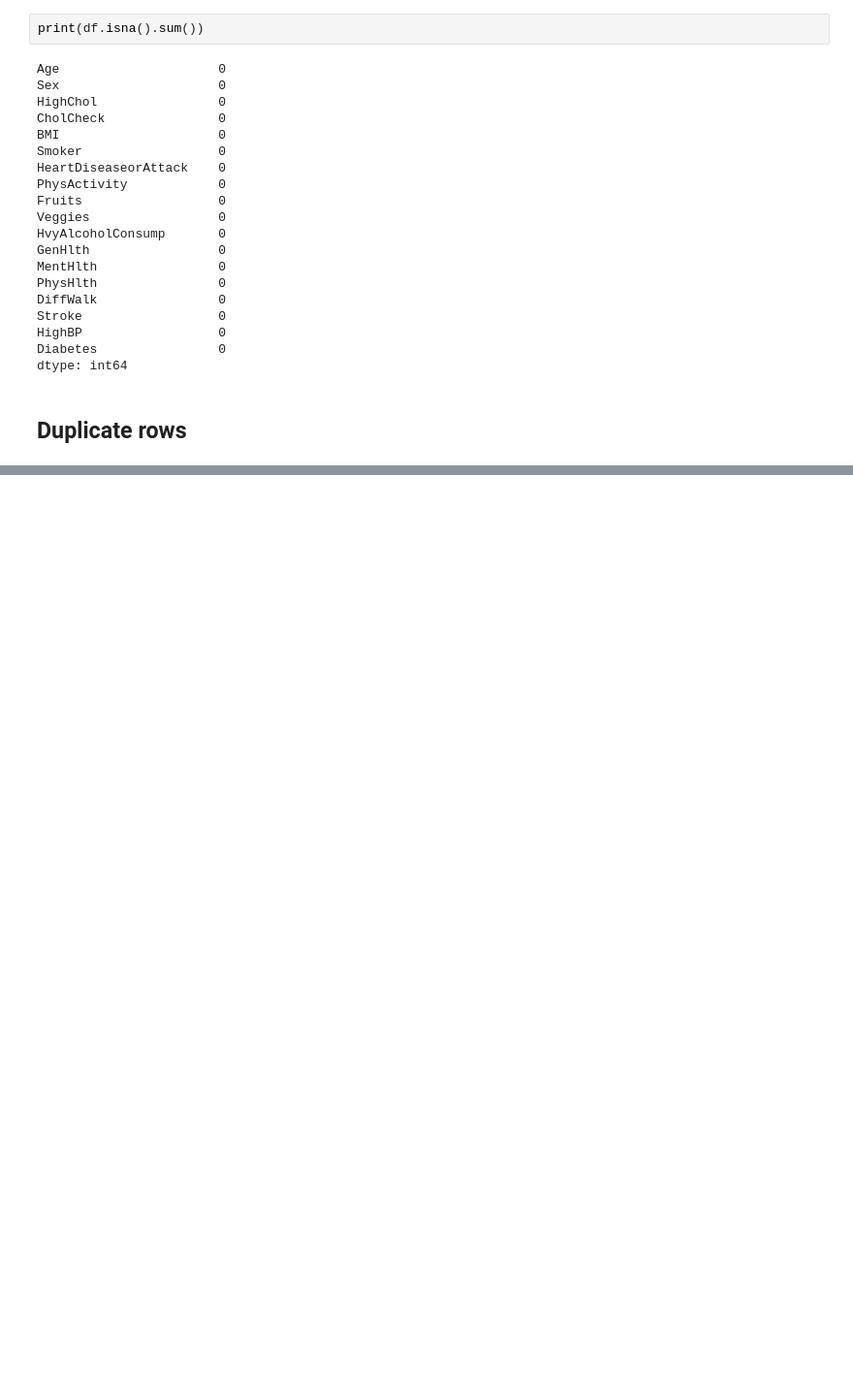
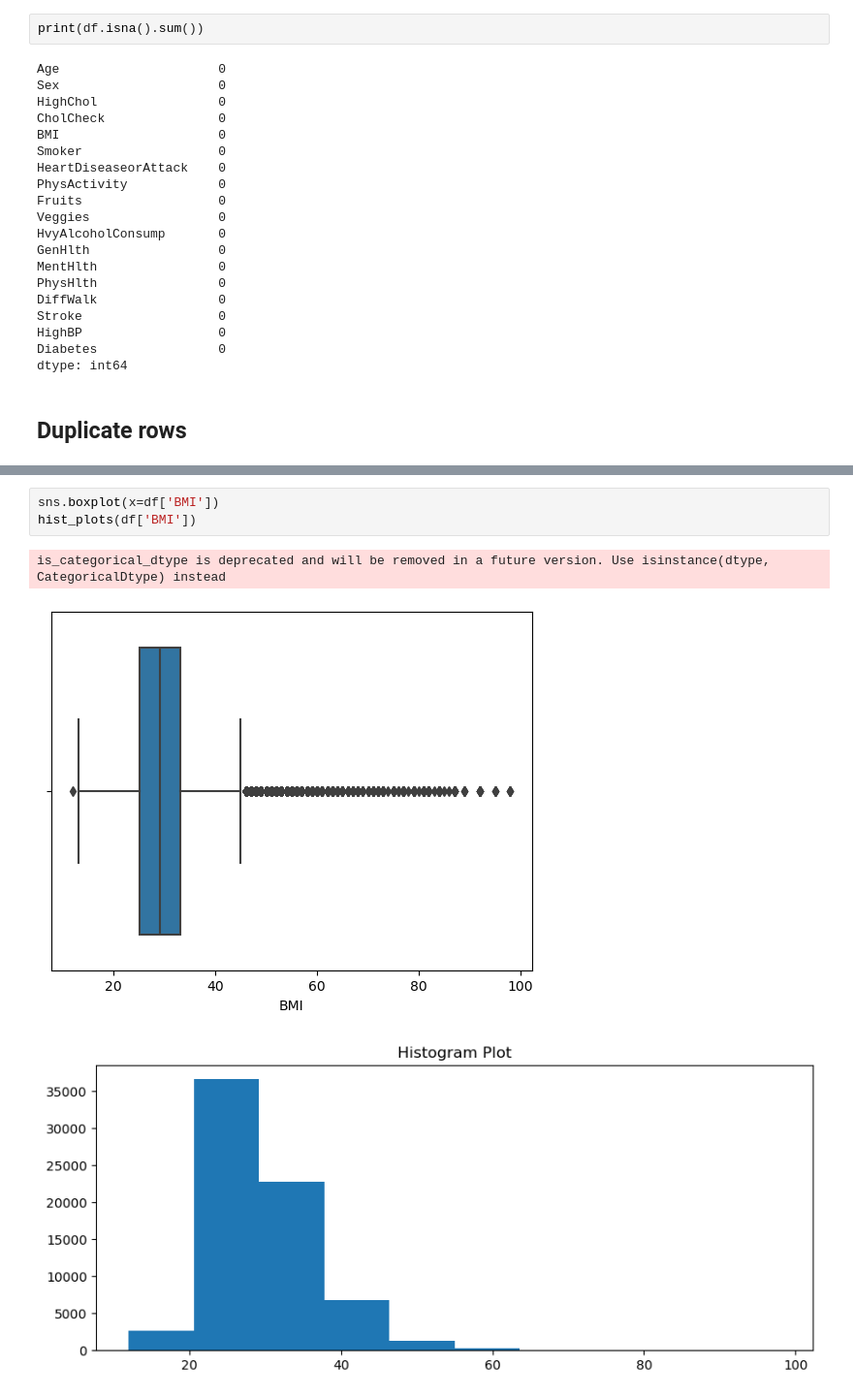
Before and after one commit to jpmbrito123/DAA, a Jupyter notebook: nossodataset/data_exploration.ipynb, the cells around one changed output, grey strips where cells are left out. Shown at 97% size. Drawn from its saved outputs; the diff is of its cells as text; blank space fills up the shorter version.

```diff
--- a/nossodataset/data_exploration.ipynb
+++ b/nossodataset/data_exploration.ipynb
@@ -114,0 +260,7 @@ df.duplicated().sum()
+# %%
+sns.boxplot(x=df['BMI'])
+hist_plots(df['BMI'])
+# %% [output]
+is_categorical_dtype is deprecated and will be removed in a future version. Use isinstance(dtype, CategoricalDtype) instead
+[figure, added]
+[figure, added]
```
Also changed, not shown: parts of 13 cells of this notebook.
